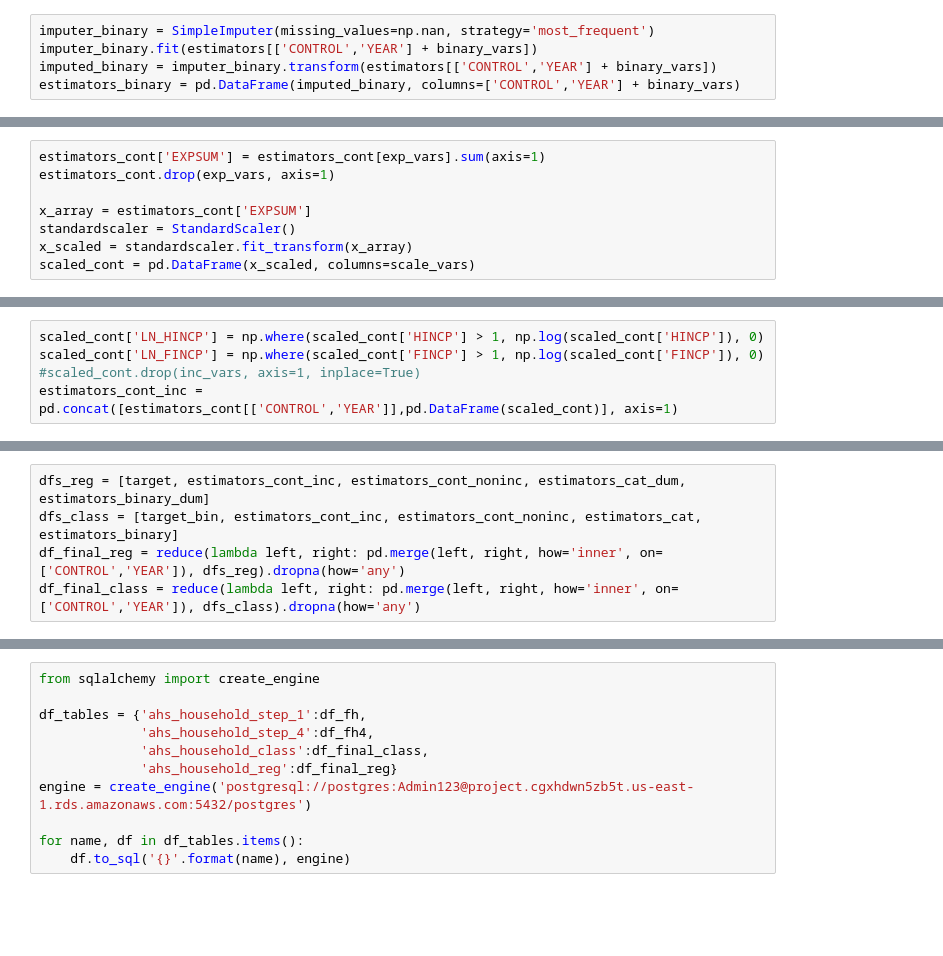
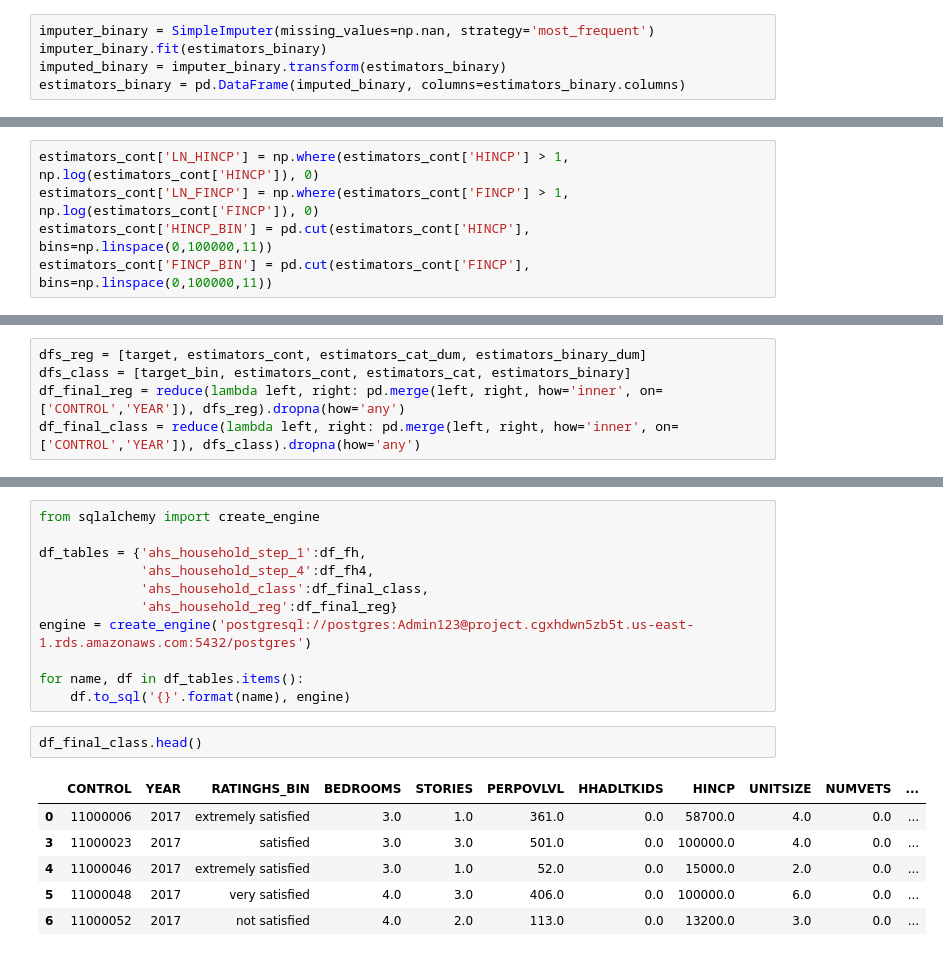
Before and after one commit to georgetown-analytics/First-Home-Recommender, a Jupyter notebook: First Home Recommender.ipynb, the cells around one changed output, grey strips where cells are left out. Drawn from its saved outputs; the diff is of its cells as text; blank space fills up the shorter version.

```diff
--- a/First Home Recommender.ipynb
+++ b/First Home Recommender.ipynb
@@ -104,6 +114,6 @@ NameError: name 'estimators' is not defined
 Binary Variables
 # %%
 imputer_binary = SimpleImputer(missing_values=np.nan, strategy='most_frequent')
-imputer_binary.fit(estimators[['CONTROL','YEAR'] + binary_vars])
-imputed_binary = imputer_binary.transform(estimators[['CONTROL','YEAR'] + binary_vars])
-estimators_binary = pd.DataFrame(imputed_binary, columns=['CONTROL','YEAR'] + binary_vars)
+imputer_binary.fit(estimators_binary)
+imputed_binary = imputer_binary.transform(estimators_binary)
+estimators_binary = pd.DataFrame(imputed_binary, columns=estimators_binary.columns)
@@ -126,8 +131,0 @@ target.drop('RATINGHS_BIN', axis=1, inplace=True)
-# %%
-estimators_cont['EXPSUM'] = estimators_cont[exp_vars].sum(axis=1)
-estimators_cont.drop(exp_vars, axis=1)
-
-x_array = estimators_cont['EXPSUM']
-standardscaler = StandardScaler()
-x_scaled = standardscaler.fit_transform(x_array)
-scaled_cont = pd.DataFrame(x_scaled, columns=scale_vars)
@@ -138,5 +134,5 @@ NameError: name 'estimators_cont' is not defined
 # %%
-scaled_cont['LN_HINCP'] = np.where(scaled_cont['HINCP'] > 1, np.log(scaled_cont['HINCP']), 0)
-scaled_cont['LN_FINCP'] = np.where(scaled_cont['FINCP'] > 1, np.log(scaled_cont['FINCP']), 0)
-#scaled_cont.drop(inc_vars, axis=1, inplace=True)
-estimators_cont_inc = pd.concat([estimators_cont[['CONTROL','YEAR']],pd.DataFrame(scaled_cont)], axis=1)
+estimators_cont['LN_HINCP'] = np.where(estimators_cont['HINCP'] > 1, np.log(estimators_cont['HINCP']), 0)
+estimators_cont['LN_FINCP'] = np.where(estimators_cont['FINCP'] > 1, np.log(estimators_cont['FINCP']), 0)
+estimators_cont['HINCP_BIN'] = pd.cut(estimators_cont['HINCP'], bins=np.linspace(0,100000,11))
+estimators_cont['FINCP_BIN'] = pd.cut(estimators_cont['FINCP'], bins=np.linspace(0,100000,11))
@@ -167,7 +139,7 @@ estimators_cont_noninc = estimators_cont.drop(['ELECAMT','GASAMT','OILAMT','OTHE
 # %% [markdown]
 10 - Merge datasets with different variable types back into one dataset
 # %%
-dfs_reg = [target, estimators_cont_inc, estimators_cont_noninc, estimators_cat_dum, estimators_binary_dum]
-dfs_class = [target_bin, estimators_cont_inc, estimators_cont_noninc, estimators_cat, estimators_binary]
+dfs_reg = [target, estimators_cont, estimators_cat_dum, estimators_binary_dum]
+dfs_class = [target_bin, estimators_cont, estimators_cat, estimators_binary]
 df_final_reg = reduce(lambda left, right: pd.merge(left, right, how='inner', on=['CONTROL','YEAR']), dfs_reg).dropna(how='any')
 df_final_class = reduce(lambda left, right: pd.merge(left, right, how='inner', on=['CONTROL','YEAR']), dfs_class).dropna(how='any')
@@ -199,3 +174,12 @@ engine = create_engine('postgresql://postgres:Admin123@project.cgxhdwn5zb5t.us-e
 
 for name, df in df_tables.items():
     df.to_sql('{}'.format(name), engine)
+# %%
+df_final_class.head()
+# %% [output]
+|  | CONTROL | YEAR | RATINGHS_BIN | BEDROOMS | STORIES | PERPOVLVL | HHADLTKIDS | HINCP | UNITSIZE | NUMVETS | ... |
+| 0 | 11000006 | 2017 | extremely satisfied | 3.0 | 1.0 | 361.0 | 0.0 | 58700.0 | 4.0 | 0.0 | ... |
+| 3 | 11000023 | 2017 | satisfied | 3.0 | 3.0 | 501.0 | 0.0 | 100000.0 | 4.0 | 0.0 | ... |
+| 4 | 11000046 | 2017 | extremely satisfied | 3.0 | 1.0 | 52.0 | 0.0 | 15000.0 | 2.0 | 0.0 | ... |
+| 5 | 11000048 | 2017 | very satisfied | 4.0 | 3.0 | 406.0 | 0.0 | 100000.0 | 6.0 | 0.0 | ... |
+| 6 | 11000052 | 2017 | not satisfied | 4.0 | 2.0 | 113.0 | 0.0 | 13200.0 | 3.0 | 0.0 | ... |
```
Also changed, not shown: parts of 33 cells of this notebook, 8 other files.
